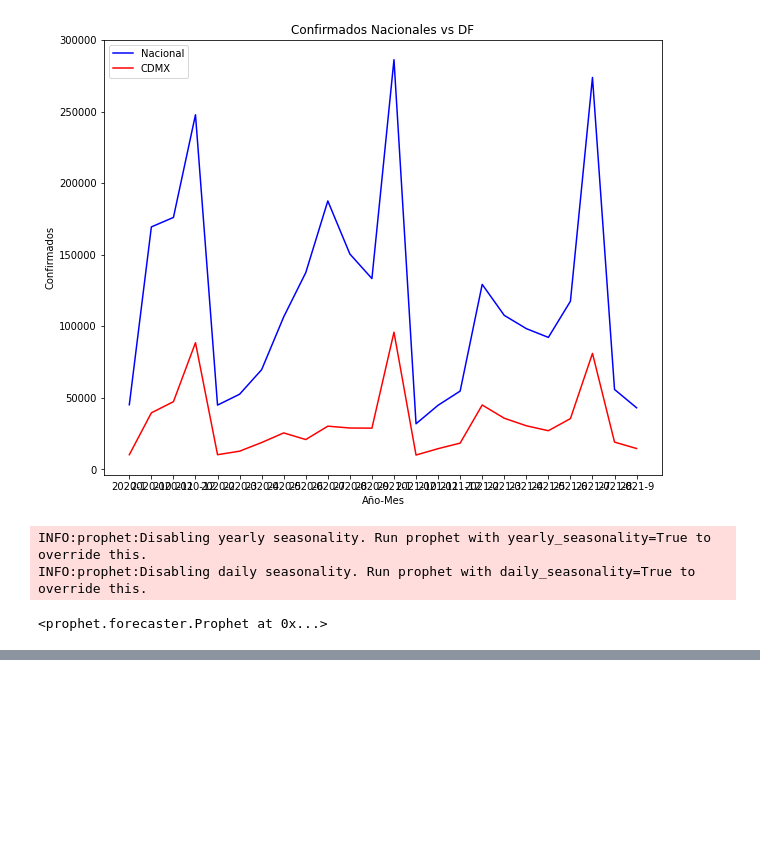
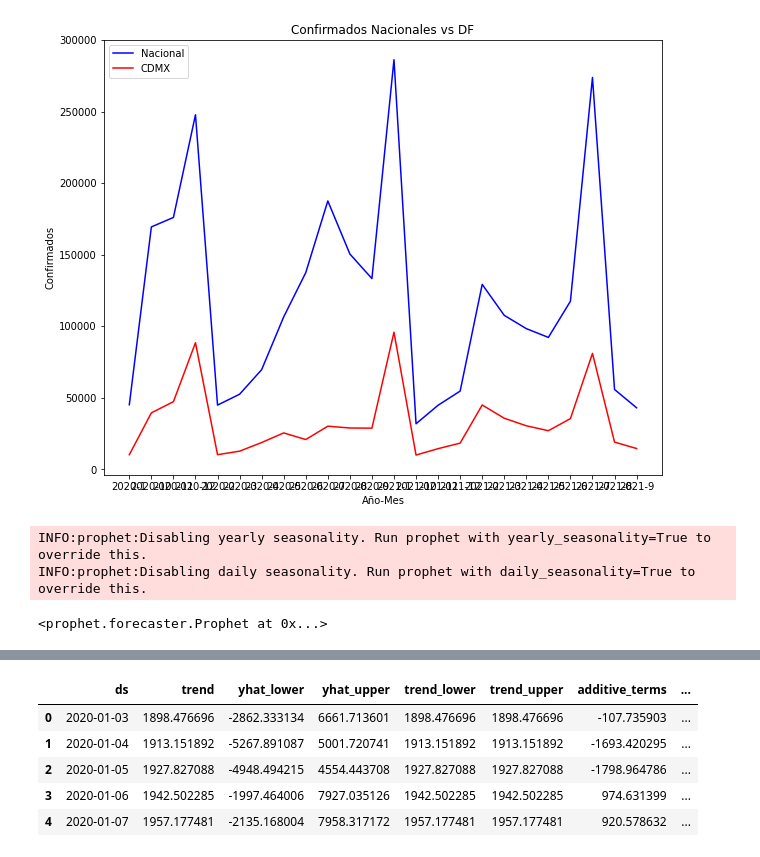
Before and after one commit to hatchdavid1/MX_covid_maps, a Jupyter notebook: covid_forecast.ipynb, the cells around one changed output, grey strips where cells are left out. Saved outputs shown, nothing was run; the diff lists cells and outputs as text; code cells hidden in the pictures; blank space fills up the shorter version.

```diff
--- a/covid_forecast.ipynb
+++ b/covid_forecast.ipynb
@@ -160,0 +204,9 @@ INFO:prophet:Disabling daily seasonality. Run prophet with daily_seasonality=Tru
+# %%
+nacional_forecast.head()
+# %% [output]
+|  | ds | trend | yhat_lower | yhat_upper | trend_lower | trend_upper | additive_terms | ... |
+| 0 | 2020-01-03 | 1898.476696 | -2862.333134 | 6661.713601 | 1898.476696 | 1898.476696 | -107.735903 | ... |
+| 1 | 2020-01-04 | 1913.151892 | -5267.891087 | 5001.720741 | 1913.151892 | 1913.151892 | -1693.420295 | ... |
+| 2 | 2020-01-05 | 1927.827088 | -4948.494215 | 4554.443708 | 1927.827088 | 1927.827088 | -1798.964786 | ... |
+| 3 | 2020-01-06 | 1942.502285 | -1997.464006 | 7927.035126 | 1942.502285 | 1942.502285 | 974.631399 | ... |
+| 4 | 2020-01-07 | 1957.177481 | -2135.168004 | 7958.317172 | 1957.177481 | 1957.177481 | 920.578632 | ... |
```
Also changed, not shown: parts of 5 cells of this notebook.
